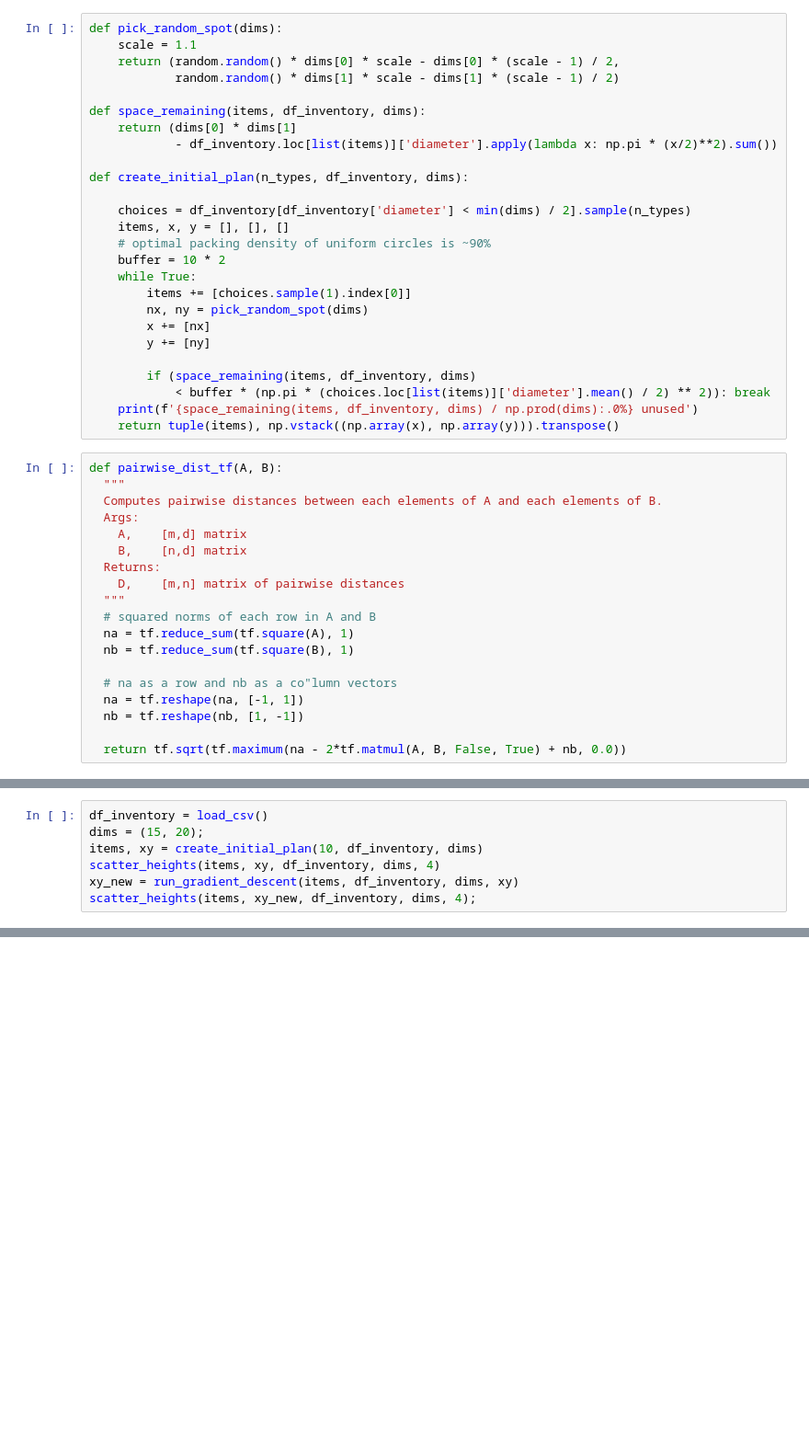
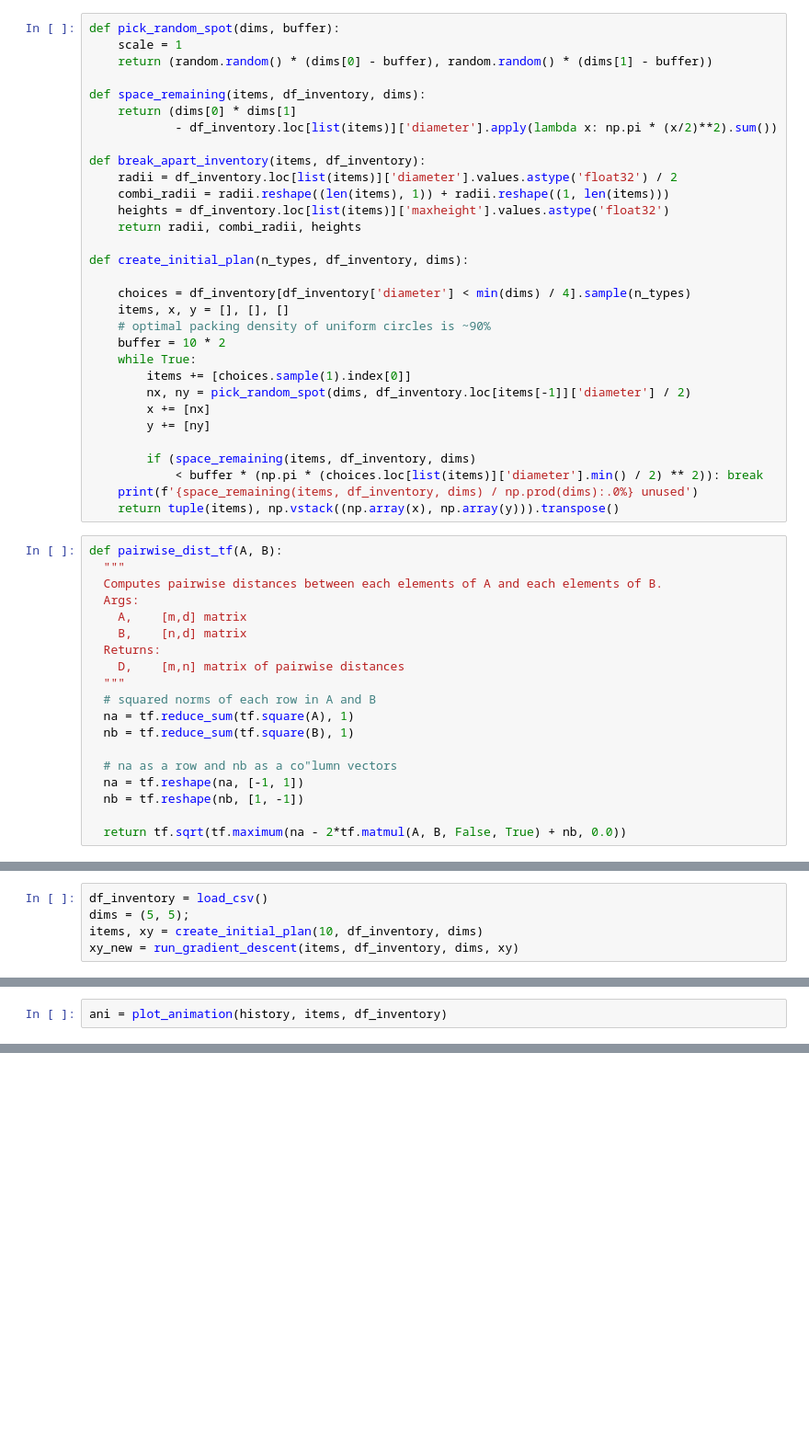
Before and after one commit to EHopper/garden_planner, a Jupyter notebook: garden_plan_tf.ipynb, the cells around one changed output, grey strips where cells are left out. Shown at 92% size. Cells and saved outputs as stored; diff of their text form; blank space fills up the shorter version.

Commit message:
animation almost working maybe

```diff
--- a/garden_plan_tf.ipynb
+++ b/garden_plan_tf.ipynb
@@ -164,29 +170,34 @@ def plot_garden(items, xy, df_inventory, dims, figsize=10, plot_sideview=True):
         plot_garden_sideview(items, xy, width=dims[0], figsize_x=f.get_size_inches()[1])
         f, ax = plot_garden_base(dims, 3)
 # %%
-def pick_random_spot(dims):
-    scale = 1.1
-    return (random.random() * dims[0] * scale - dims[0] * (scale - 1) / 2,
-            random.random() * dims[1] * scale - dims[1] * (scale - 1) / 2)
+def pick_random_spot(dims, buffer):
+    scale = 1
+    return (random.random() * (dims[0] - buffer), random.random() * (dims[1] - buffer))
 
 def space_remaining(items, df_inventory, dims):
     return (dims[0] * dims[1]
             - df_inventory.loc[list(items)]['diameter'].apply(lambda x: np.pi * (x/2)**2).sum())
 
+def break_apart_inventory(items, df_inventory):
+    radii = df_inventory.loc[list(items)]['diameter'].values.astype('float32') / 2
+    combi_radii = radii.reshape((len(items), 1)) + radii.reshape((1, len(items)))
+    heights = df_inventory.loc[list(items)]['maxheight'].values.astype('float32')
+    return radii, combi_radii, heights
+
 def create_initial_plan(n_types, df_inventory, dims):
 
-    choices = df_inventory[df_inventory['diameter'] < min(dims) / 2].sample(n_types)
+    choices = df_inventory[df_inventory['diameter'] < min(dims) / 4].sample(n_types)
     items, x, y = [], [], []
     # optimal packing density of uniform circles is ~90%
     buffer = 10 * 2
     while True:
         items += [choices.sample(1).index[0]]
-        nx, ny = pick_random_spot(dims)
+        nx, ny = pick_random_spot(dims, df_inventory.loc[items[-1]]['diameter'] / 2)
         x += [nx]
         y += [ny]
 
         if (space_remaining(items, df_inventory, dims)
-            < buffer * (np.pi * (choices.loc[list(items)]['diameter'].mean() / 2) ** 2)): break
+            < buffer * (np.pi * (choices.loc[list(items)]['diameter'].min() / 2) ** 2)): break
     print(f'{space_remaining(items, df_inventory, dims) / np.prod(dims):.0%} unused')
     return tuple(items), np.vstack((np.array(x), np.array(y))).transpose()
 # %%
@@ -279,8 +318,6 @@ def run_gradient_descent(items, df_inventory, dims, xy):
 # %%
 df_inventory = load_csv()
-dims = (15, 20);
+dims = (5, 5);
 items, xy = create_initial_plan(10, df_inventory, dims)
-scatter_heights(items, xy, df_inventory, dims, 4)
 xy_new = run_gradient_descent(items, df_inventory, dims, xy)
-scatter_heights(items, xy_new, df_inventory, dims, 4);
 # %% [output]
@@ -311,0 +353,3 @@ plot_garden(items, xy_new, df_inventory, dims)
+# %%
+ani = plot_animation(history, items, df_inventory)
+# %% [output]
@@ -311,0 +358 @@ plot_garden(items, xy_new, df_inventory, dims)
+[figure, added]
```
Also changed, not shown: parts of 17 cells of this notebook.
